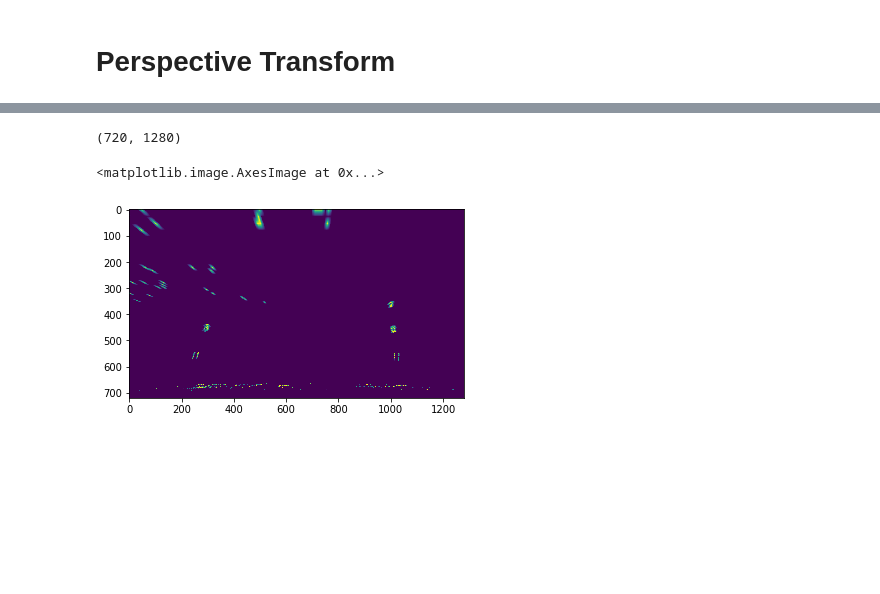
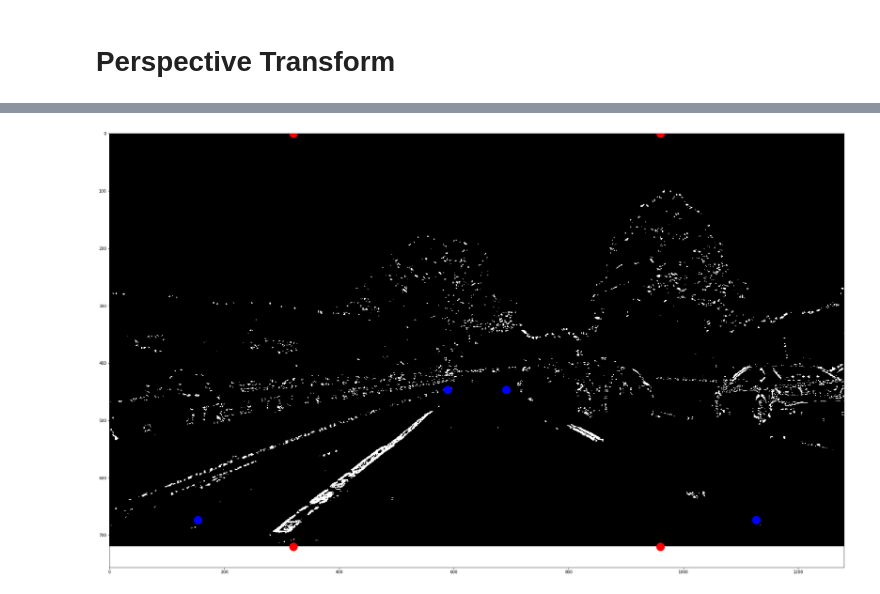
Before and after one commit to muhabdulhaq/advanced-lane-line-tracking, a Jupyter notebook: Advanced-Lane-Line-Tracking.ipynb, the cells around one changed output, grey strips where cells are left out. Cells and saved outputs as stored; diff of their text form; code cells hidden in the pictures; blank space fills up the shorter version.

```diff
--- a/Advanced-Lane-Line-Tracking.ipynb
+++ b/Advanced-Lane-Line-Tracking.ipynb
@@ -305,4 +291,0 @@ for pt in src:
-# %%
-print(combined_binary.shape)
-# %% [output]
-(720, 1280)
@@ -324,5 +292,41 @@ warped = cv2.warpPerspective(combined_binary, M, img_size, flags=cv2.INTER_LINEA
-# %%
-plt.imshow(warped)
-# %% [output]
-<matplotlib.image.AxesImage at 0x...>
-[figure, removed]
+# %%
+img = mpimg.imread('./test_images/test4.jpg')
+# img = mpimg.imread('./test_images/test_lanes.png')
+# img = cv2.cvtColor(img, cv2.COLOR_RGB2GRAY) # Using mpimg.imread
+img = calibrate_image(img)
+img = gradient_plus_color_transform(img)
+w,h = img.shape[::-1] # Width x Height instead of Height x Width
+
+fig, ax = plt.subplots(figsize=(40, 20))
+ax.imshow(img, cmap='gray')
+
+# img_size = (img.shape[1], img.shape[0])
+# h = img_size[0]
+# w = img_size[1]
+
+offset = w*.25
+dst = np.float32(
+[[offset,0],
+[w-offset, 0],
+[w-offset, h],
+[offset, h]])
+
+## Stealing from youtube...
+mid_width = 0.08
+bot_width = 0.76
+height_pct = .62
+bottom_trim = 0.935
+
+top_left =  (w*(0.5-mid_width/2), h*height_pct)
+top_right = (w*(0.5+mid_width/2), h*height_pct)
+bottom_left =  (w*(0.5-bot_width/2), h*bottom_trim)
+bottom_right = (w*(0.5+bot_width/2), h*bottom_trim)
+
+src = np.float32([top_left, top_right, bottom_right, bottom_left])
+for pt in src:
+    plt.plot(*pt,'bo',markersize=20)
+
+for pt in dst:
+    plt.plot(*pt,'ro',markersize=20)
+# %% [output]
+[figure, added]
```
Also changed, not shown: parts of 11 cells of this notebook.
